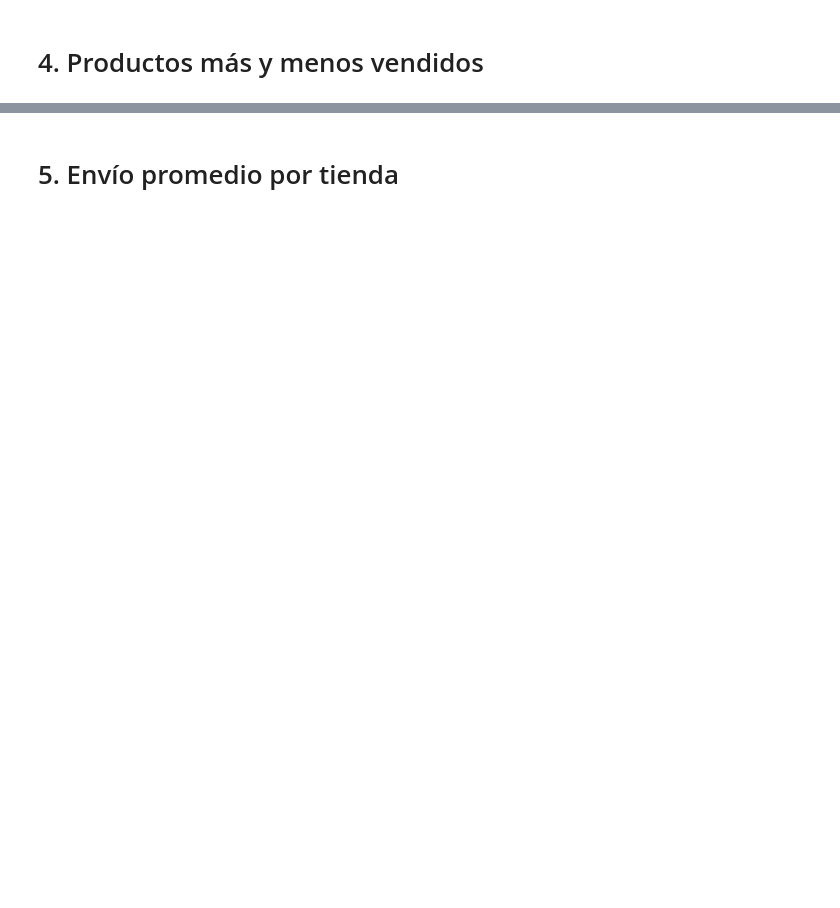
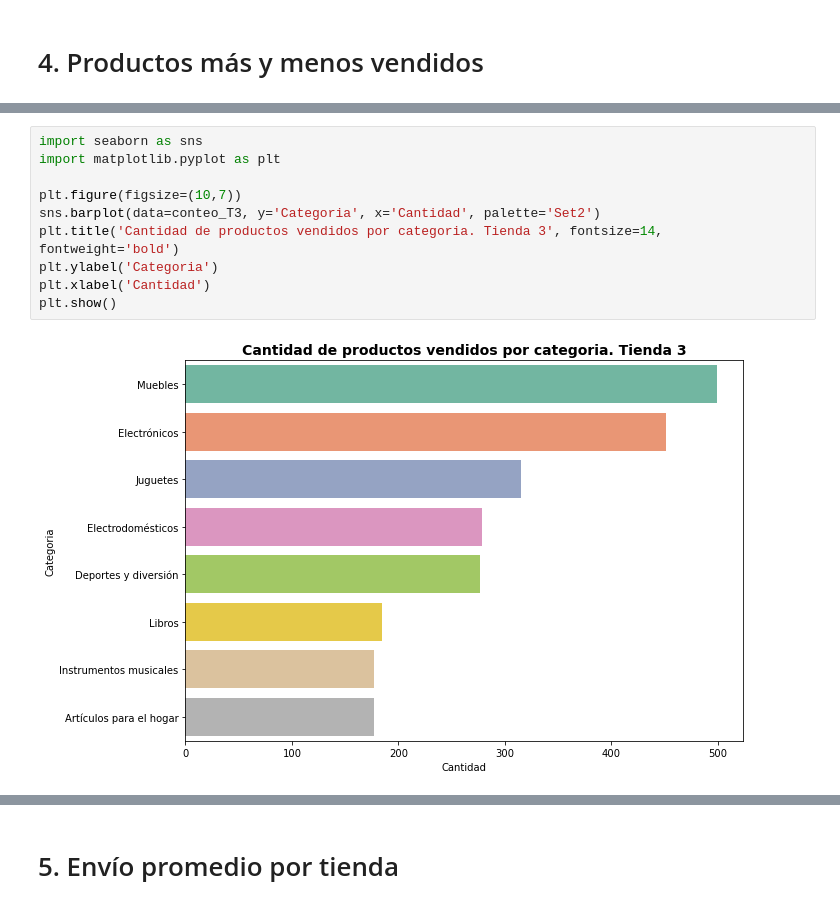
Before and after one commit to jbernalg/challenge-store, a Jupyter notebook: AluraStoreLatam.ipynb, the cells around one changed output, grey strips where cells are left out. Cells and saved outputs as stored; diff of their text form; blank space fills up the shorter version.

```diff
--- a/AluraStoreLatam.ipynb
+++ b/AluraStoreLatam.ipynb
@@ -147,0 +205,12 @@ conteo_T4
+# %%
+import seaborn as sns
+import matplotlib.pyplot as plt
+
+plt.figure(figsize=(10,7))
+sns.barplot(data=conteo_T3, y='Categoria', x='Cantidad', palette='Set2')
+plt.title('Cantidad de productos vendidos por categoria. Tienda 3', fontsize=14, fontweight='bold')
+plt.ylabel('Categoria')
+plt.xlabel('Cantidad')
+plt.show()
+# %% [output]
+[figure, added]
```
Also changed, not shown: parts of 11 cells of this notebook.
